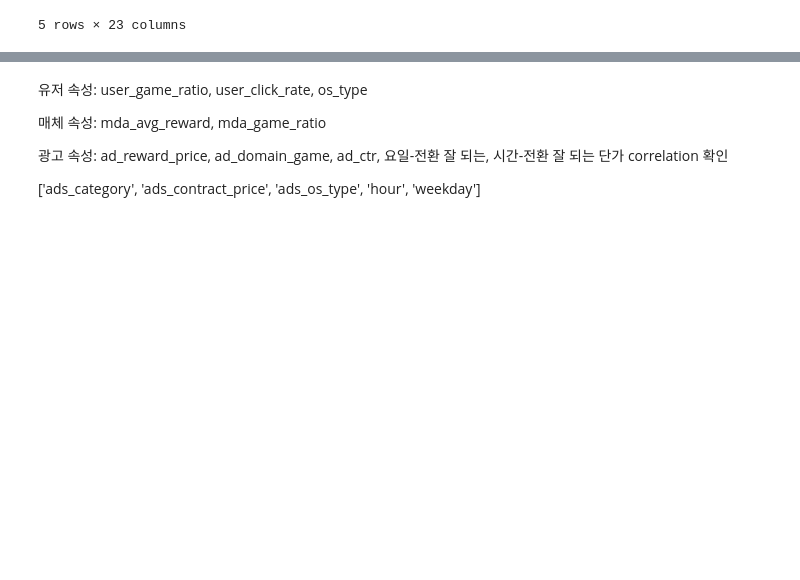
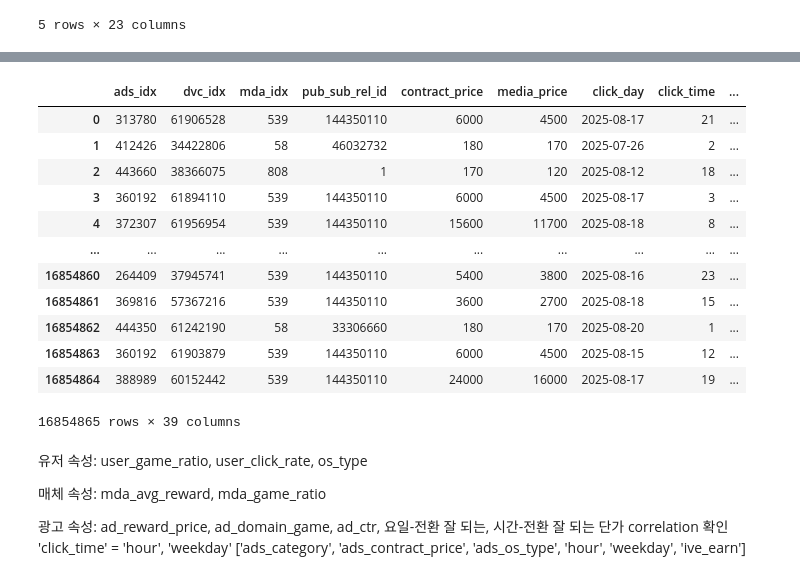
Before and after one commit to sese7414/reward_ads_project, a Jupyter notebook: Sehee/recommend.ipynb, the cells around one changed output, grey strips where cells are left out. Cells and saved outputs as stored; diff of their text form; code cells hidden in the pictures; blank space fills up the shorter version.

```diff
--- a/Sehee/recommend.ipynb
+++ b/Sehee/recommend.ipynb
@@ -105,3 +264,6 @@ domain.head()
 cl_domain = domain.drop(['Unnamed: 0','ads_icon_img', 'ads_summary'# , #'ads_sdate',
                          #'ads_age_min', 'ads_age_max'
                          ], axis = 1)
+# %%
+r_df = cl_part_earn.merge(cl_domain, on = ['ads_idx'], how='left')
+r_df.columns
@@ -107,0 +280,4 @@ cl_domain = domain.drop(['Unnamed: 0','ads_icon_img', 'ads_summary'# , #'ads_sda
+# %%
+r_df.drop(['ads_code_x'], axis = 1, inplace=True)
+r_df.rename(columns={"ads_code_y":"ads_code"}, inplace=True)
+r_df.columns
@@ -107,0 +314,6 @@ cl_domain = domain.drop(['Unnamed: 0','ads_icon_img', 'ads_summary'# , #'ads_sda
+# %%
+r_df['ive_earn'] = r_df['contract_price'] - r_df['media_price']
+# %%
+import datetime
+r_df['click_day'] = pd.to_datetime(r_df['click_day'])
+r_df['weekday'] = r_df['click_day'].dt.weekday
@@ -108,3 +332,19 @@ cl_domain = domain.drop(['Unnamed: 0','ads_icon_img', 'ads_summary'# , #'ads_sda
+# %%
+r_df
+# %% [output]
+|  | ads_idx | dvc_idx | mda_idx | pub_sub_rel_id | contract_price | media_price | click_day | click_time | ... |
+| 0 | 313780 | 61906528 | 539 | 144350110 | 6000 | 4500 | 2025-08-17 | 21 | ... |
+| 1 | 412426 | 34422806 | 58 | 46032732 | 180 | 170 | 2025-07-26 | 2 | ... |
+| 2 | 443660 | 38366075 | 808 | 1 | 170 | 120 | 2025-08-12 | 18 | ... |
+| 3 | 360192 | 61894110 | 539 | 144350110 | 6000 | 4500 | 2025-08-17 | 3 | ... |
+| 4 | 372307 | 61956954 | 539 | 144350110 | 15600 | 11700 | 2025-08-18 | 8 | ... |
+| ... | ... | ... | ... | ... | ... | ... | ... | ... | ... |
+| 16854860 | 264409 | 37945741 | 539 | 144350110 | 5400 | 3800 | 2025-08-16 | 23 | ... |
+| 16854861 | 369816 | 57367216 | 539 | 144350110 | 3600 | 2700 | 2025-08-18 | 15 | ... |
+| 16854862 | 444350 | 61242190 | 58 | 33306660 | 180 | 170 | 2025-08-20 | 1 | ... |
+| 16854863 | 360192 | 61903879 | 539 | 144350110 | 6000 | 4500 | 2025-08-15 | 12 | ... |
+| 16854864 | 388989 | 60152442 | 539 | 144350110 | 24000 | 16000 | 2025-08-17 | 19 | ... |
+16854865 rows × 39 columns
 # %% [markdown]
 유저 속성: user_game_ratio, user_click_rate, os_type
 
@@ -113,5 +353,5 @@ cl_domain = domain.drop(['Unnamed: 0','ads_icon_img', 'ads_summary'# , #'ads_sda
 광고 속성: ad_reward_price, ad_domain_game, ad_ctr, 요일-전환 잘 되는, 시간-전환 잘 되는
 단가
 correlation 확인
-
-['ads_category', 'ads_contract_price', 'ads_os_type', 'hour', 'weekday']
+'click_time' = 'hour', 'weekday'
+['ads_category', 'ads_contract_price', 'ads_os_type', 'hour', 'weekday', 'ive_earn']
```
Also changed, not shown: parts of 73 cells of this notebook, 1 other file.
